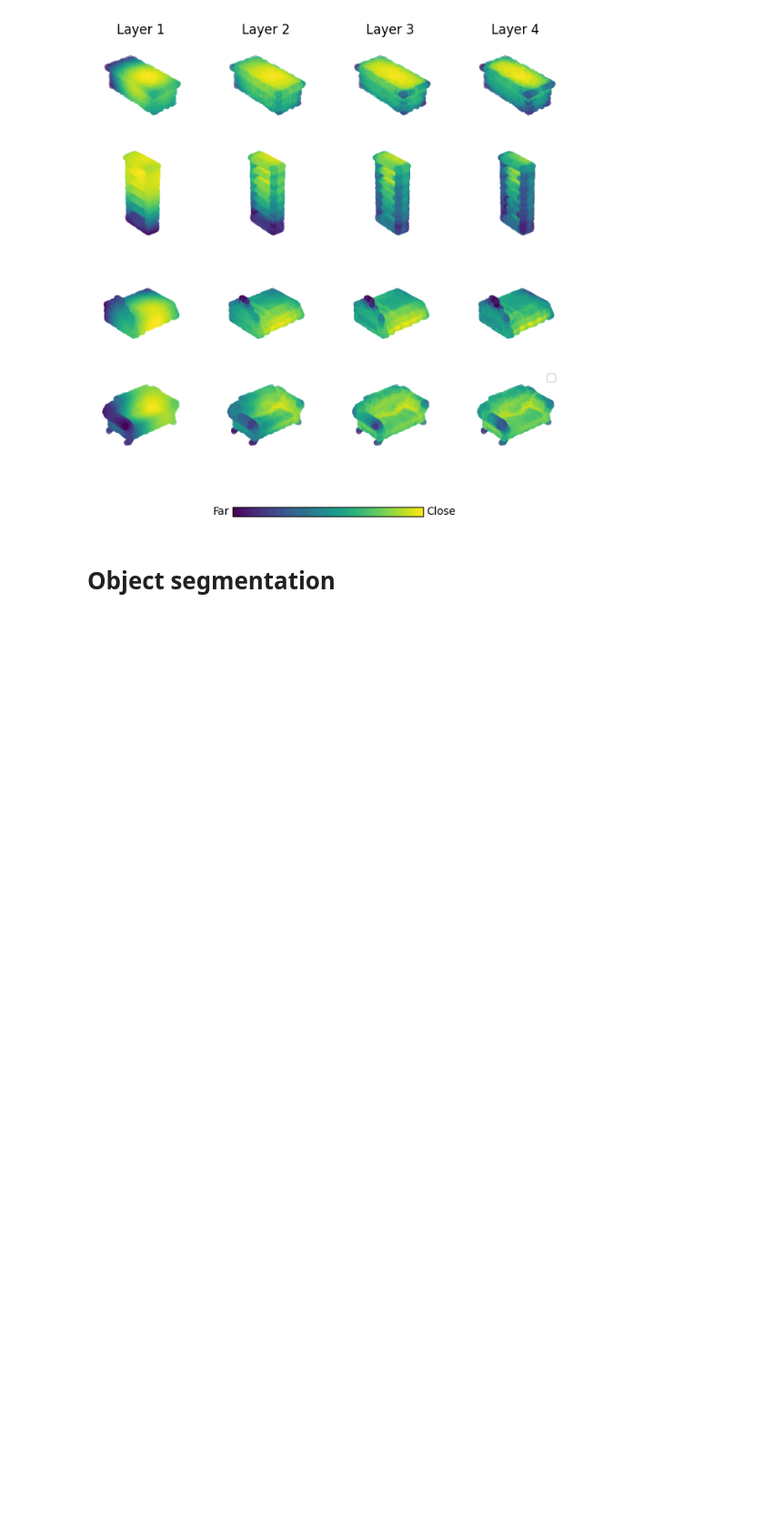
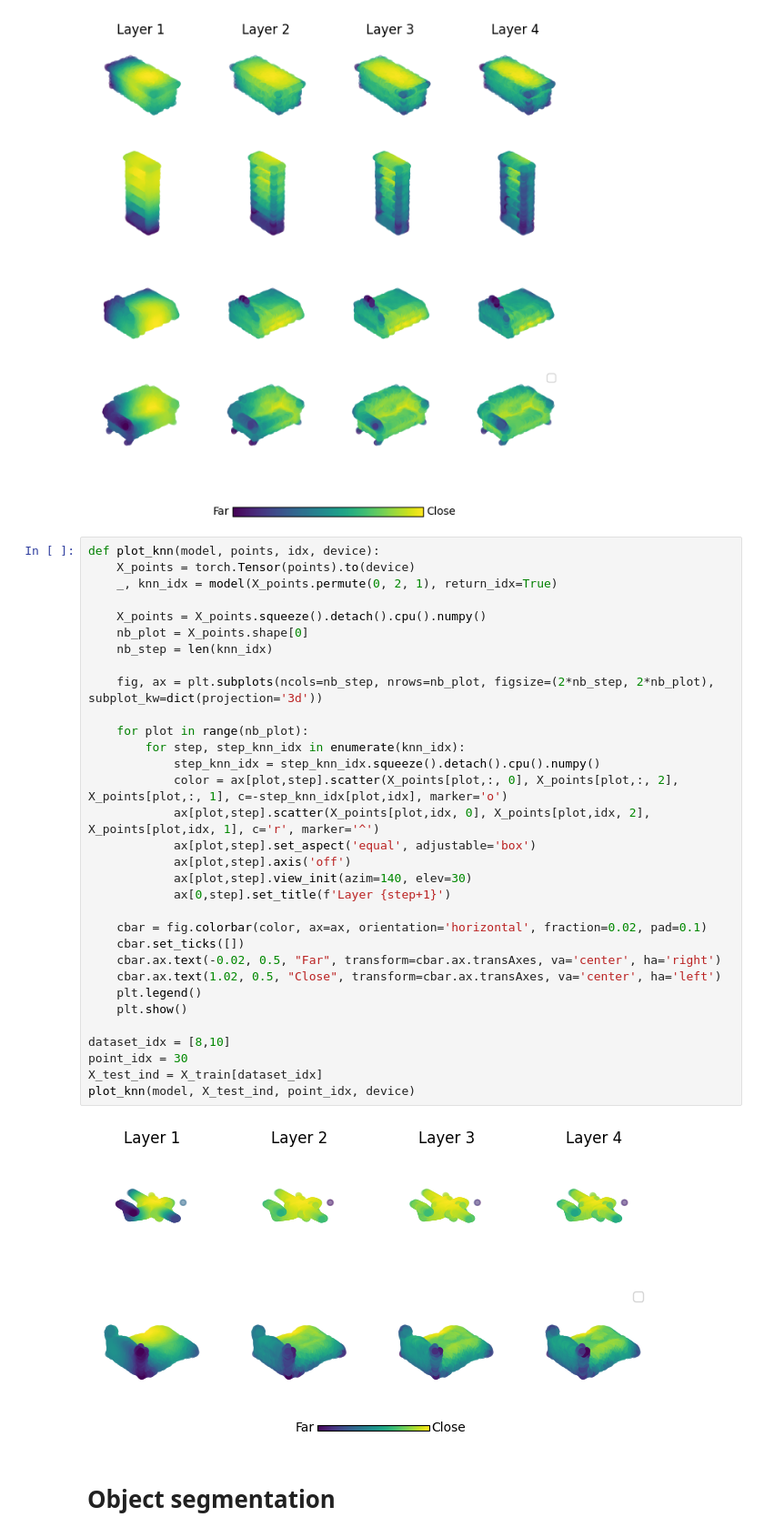
Before and after one commit to matthieuml/DGCNN, a Jupyter notebook: DGCNN.ipynb, the cells around one changed output. Shown: that part at 91% size. Cells and saved outputs as stored; diff of their text form; blank space fills up the shorter version.

```diff
--- a/DGCNN.ipynb
+++ b/DGCNN.ipynb
@@ -320,6 +323,40 @@ X_test_ind = X_train[dataset_idx]
 plot_knn(model, X_test_ind, point_idx, device)
 # %% [output]
 [figure]
+# %%
+def plot_knn(model, points, idx, device):
+    X_points = torch.Tensor(points).to(device)
+    _, knn_idx = model(X_points.permute(0, 2, 1), return_idx=True)
+
+    X_points = X_points.squeeze().detach().cpu().numpy()
+    nb_plot = X_points.shape[0]
+    nb_step = len(knn_idx)
+
+    fig, ax = plt.subplots(ncols=nb_step, nrows=nb_plot, figsize=(2*nb_step, 2*nb_plot), subplot_kw=dict(projection='3d'))
+
+    for plot in range(nb_plot):
+        for step, step_knn_idx in enumerate(knn_idx):
+            step_knn_idx = step_knn_idx.squeeze().detach().cpu().numpy()
+            color = ax[plot,step].scatter(X_points[plot,:, 0], X_points[plot,:, 2], X_points[plot,:, 1], c=-step_knn_idx[plot,idx], marker='o')
+            ax[plot,step].scatter(X_points[plot,idx, 0], X_points[plot,idx, 2], X_points[plot,idx, 1], c='r', marker='^')
+            ax[plot,step].set_aspect('equal', adjustable='box')
+            ax[plot,step].axis('off')
+            ax[plot,step].view_init(azim=140, elev=30)
+            ax[0,step].set_title(f'Layer {step+1}')
+
+    cbar = fig.colorbar(color, ax=ax, orientation='horizontal', fraction=0.02, pad=0.1)
+    cbar.set_ticks([])
+    cbar.ax.text(-0.02, 0.5, "Far", transform=cbar.ax.transAxes, va='center', ha='right')
+    cbar.ax.text(1.02, 0.5, "Close", transform=cbar.ax.transAxes, va='center', ha='left')
+    plt.legend()
+    plt.show()
+
+dataset_idx = [8,10]
+point_idx = 30
+X_test_ind = X_train[dataset_idx]
+plot_knn(model, X_test_ind, point_idx, device)
+# %% [output]
+[figure, added]
 # %% [markdown]
 # Object segmentation
 # %%
```
Also changed, not shown: parts of 1 cell of this notebook, 2 other files.
